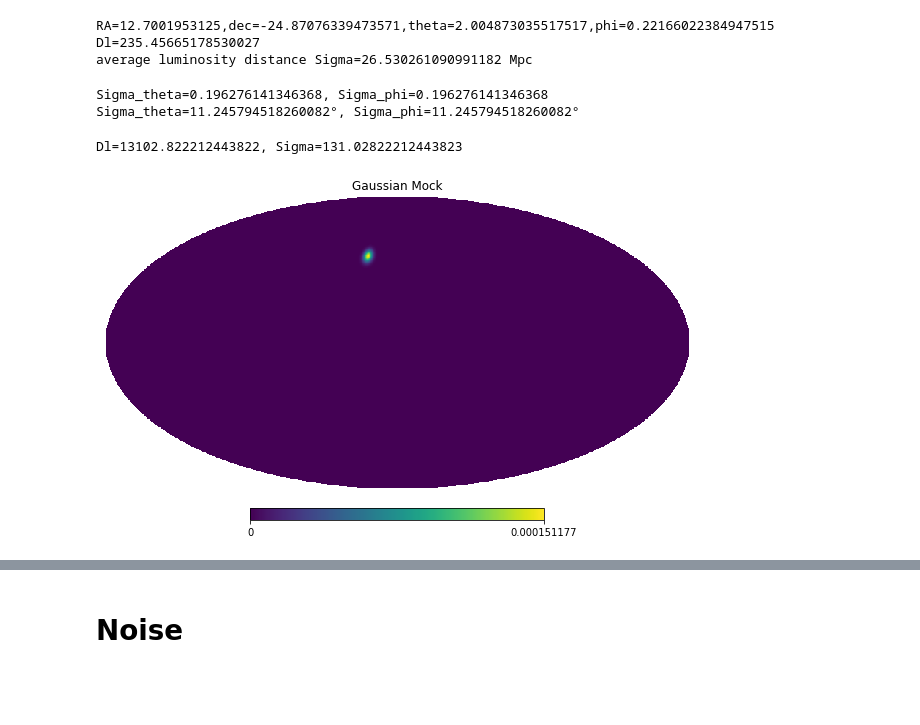
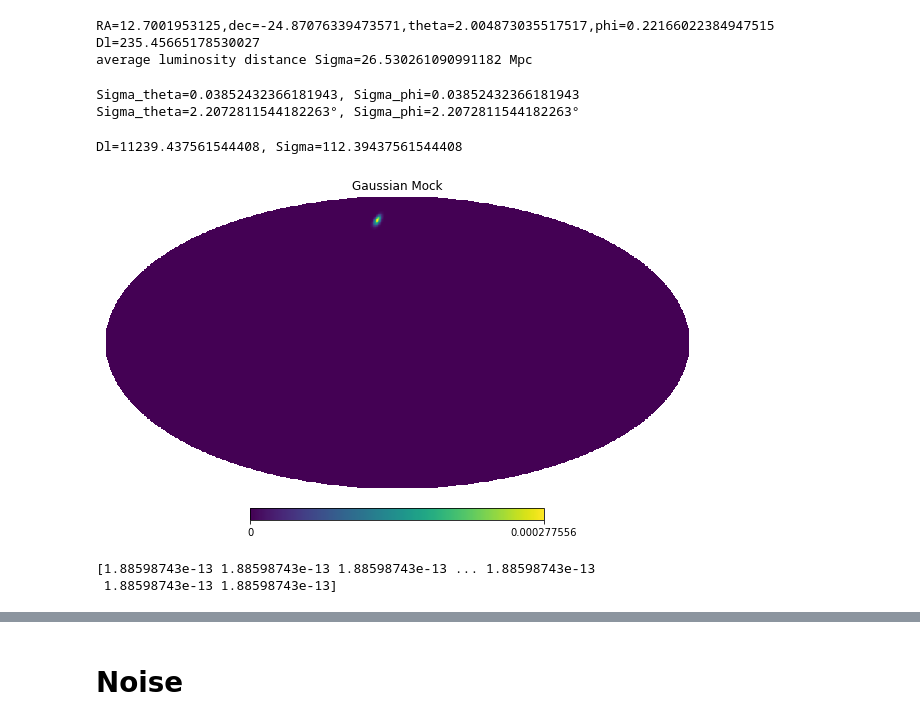
Before and after one commit to RCianca/DarkSirensStat, a Jupyter notebook: ProxyGenerator/ProxyGen.ipynb, the cells around one changed output, grey strips where cells are left out. Saved outputs shown, nothing was run; the diff lists cells and outputs as text; code cells hidden in the pictures; blank space fills up the shorter version.

```diff
--- a/ProxyGenerator/ProxyGen.ipynb
+++ b/ProxyGenerator/ProxyGen.ipynb
@@ -257,10 +257,12 @@ sigma_deg=radius_deg/2.8
 circle_deg=6*sigma_deg
 sigma_theta=np.radians(sigma_deg)*2
 sigma_phi=np.radians(sigma_deg)*2
-zref=1.7
-fname ='GW221005_PublicationSamples.fits'
-my_theta=np.pi/4
+#print(sigma_phi)
+fname ='GW221009_PublicationSamples.fits'
+zref=1.5
+my_theta=np.pi/8
 my_phi=np.pi/8
+
 #print(my_theta,my_phi)
 vec = hp.ang2vec(my_theta, my_phi)
 ipix_disc = hp.query_disc(nside=nside, vec=vec, radius=np.radians(circle_deg), nest=True)
@@ -271,12 +273,12 @@ def uncorr_gauss(x,y,mux=my_theta,muy=my_phi,sigx=sigma_theta,sigy=sigma_phi):
     #norm=2*np.pi*sigx*sigy
     ret=np.exp(-(1/2)*(xfactor+yfactor))#/norm
     return ret
-print('Sigma_theta={}, Sigma_phi={}'.format(np.sqrt(sigma_theta),np.sqrt(sigma_phi)))
-print('Sigma_theta={}°, Sigma_phi={}°'.format(np.rad2deg(np.sqrt(sigma_theta))
-                                              ,np.rad2deg(np.sqrt(sigma_phi))))
+print('Sigma_theta={}, Sigma_phi={}'.format(sigma_theta,sigma_phi))
+print('Sigma_theta={}°, Sigma_phi={}°'.format(np.rad2deg(sigma_theta)
+                                              ,np.rad2deg(sigma_phi)))
 # %% [output]
-Sigma_theta=0.196276141346368, Sigma_phi=0.196276141346368
-Sigma_theta=11.245794518260082°, Sigma_phi=11.245794518260082°
+Sigma_theta=0.03852432366181943, Sigma_phi=0.03852432366181943
+Sigma_theta=2.2072811544182263°, Sigma_phi=2.2072811544182263°
 # %%
 gaussmap =np.zeros(len(p_posterior))
 mod_mu=np.zeros(len(p_posterior))
@@ -292,25 +294,25 @@ peakdl=mu[np.argmax(p_posterior)]
 #diff=abs(dlref-peakdl)
 #np.max(mod_mu)
 # %% [output]
-Dl=13102.822212443822, Sigma=131.02822212443823
+Dl=11239.437561544408, Sigma=112.39437561544408
 # %%
 for i in ipix_disc:
     theta,phi=hp.pix2ang(nside,i, nest=True)
     theta_arr[i]=theta
     phi_arr[i]=phi
     gaussmap[i]=uncorr_gauss(theta,phi)*hp.nside2pixarea(nside, degrees=True)
     mod_mu[i]=dlref#uncorr_gauss(theta,phi)
     mod_sigma[i]=dlsig
-    mod_postnorm[i]=1/(mygaussint(mod_mu[i],mod_sigma[i])*gaussmap[i])
+    mod_postnorm[i]=1/(mygaussint(mod_mu[i],mod_sigma[i]))
 #gaussmap[ipix_disc] = 1/len(ipix_disc)
 gaussmap[ipix_disc]=gaussmap[ipix_disc]/np.sum(gaussmap)
 mod_postnorm[ipix_disc]=mod_postnorm[ipix_disc]/(len(ipix_disc))
 #dist_factor=dlref/np.max(mod_mu)
 #mod_mu_gauss=mod_mu
 #mod_mu_gauss[ipix_disc]=mod_mu[ipix_disc]*dist_factor
 hp.mollview(gaussmap, title="Gaussian Mock",nest=True)
 # %% [output]
-[figure, old version]
+[figure, new version]
 # %%
 dat=Table([gaussmap,mod_mu,mod_sigma,mod_postnorm],
           names=('PROB','DISTMU','DISTSIGMA','DISTNORM'))
@@ -318,3 +320,8 @@ dat=Table([gaussmap,mod_mu,mod_sigma,mod_postnorm],
+# %%
+print(mod_postnorm[ipix_disc])
+# %% [output]
+[1.88598743e-13 1.88598743e-13 1.88598743e-13 ... 1.88598743e-13
+ 1.88598743e-13 1.88598743e-13]
 # %%
 print(np.argmax(gaussmap),np.argmax(mod_postnorm),mod_postnorm[np.argmax(mod_postnorm)])
 # %%
```
Also changed, not shown: parts of 5 cells of this notebook, 3 other files.
